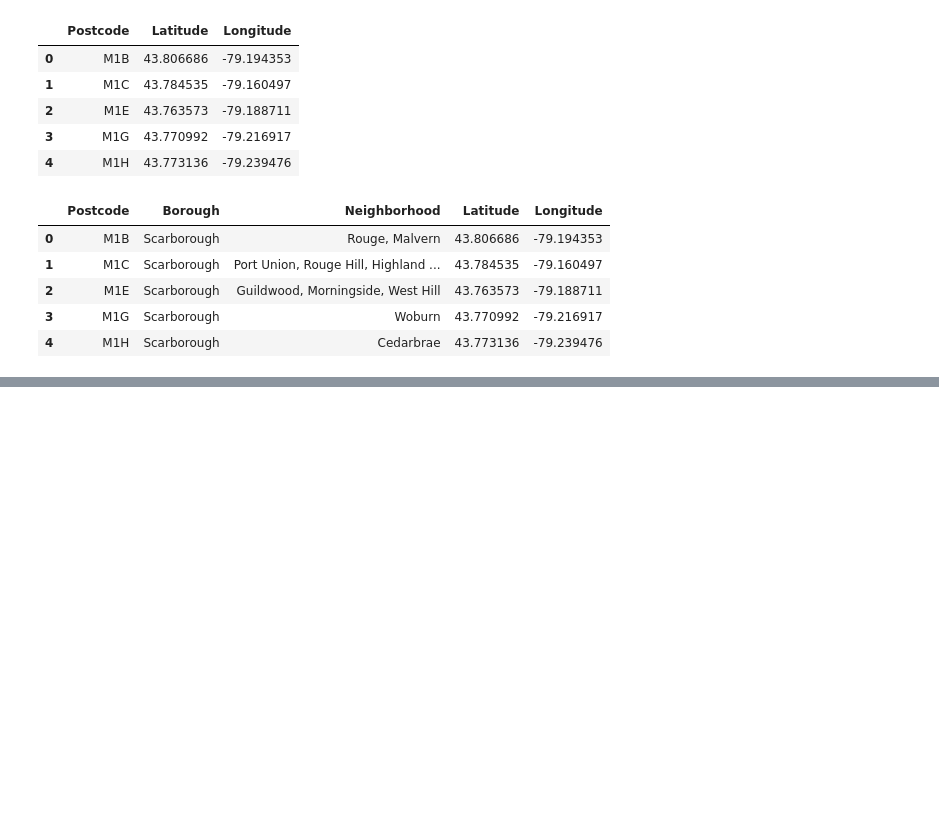
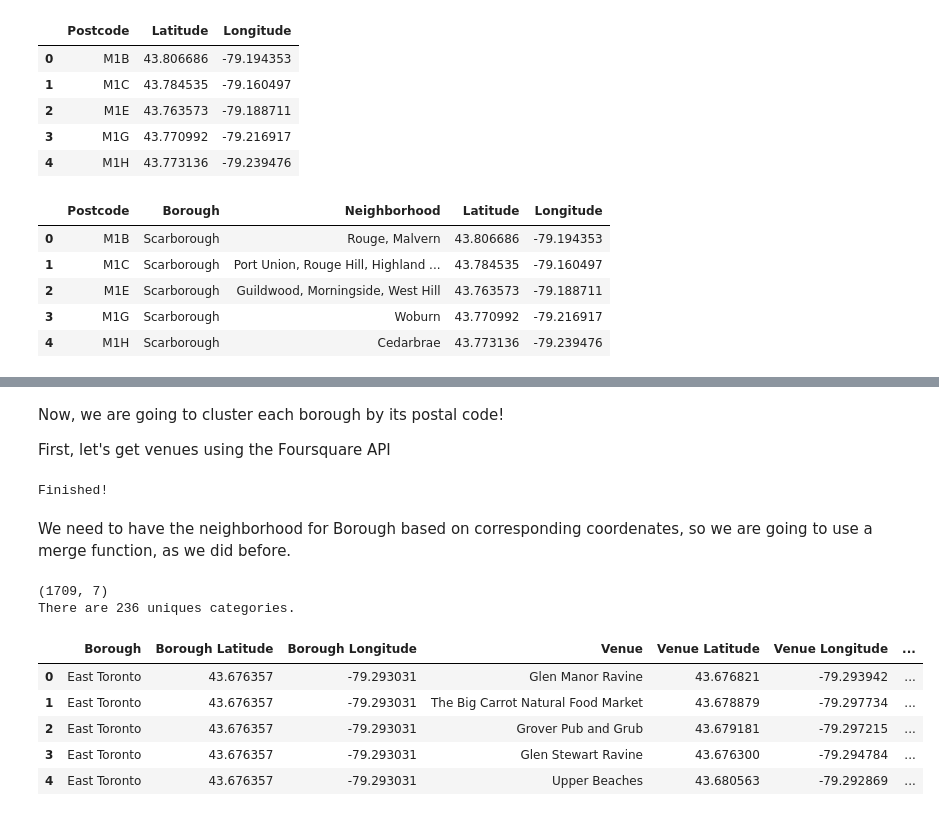
Before and after one commit to lucaspcarlini/Capstone-Repository, a Jupyter notebook: Toronto_Analysis.ipynb, the cells around one changed output, grey strips where cells are left out. Drawn from its saved outputs; the diff is of its cells as text; code cells hidden in the pictures; blank space fills up the shorter version.

```diff
--- a/Toronto_Analysis.ipynb
+++ b/Toronto_Analysis.ipynb
@@ -165,0 +168,3 @@ postal_codes_new.head()
+# %%
+toronto = postal_codes_new[postal_codes_new['Borough'].str.contains('Toronto')].reset_index(drop=True)
+toronto.head()
@@ -165,0 +273,4 @@ postal_codes_new.head()
+# %% [markdown]
+Now, we are going to cluster each borough by its postal code!
+
+First, let's get venues using the Foursquare API
@@ -165,0 +284,26 @@ postal_codes_new.head()
+# %%
+toronto_venues = getNearbyVenues(names=toronto['Borough'],
+                                   latitudes=toronto['Latitude'],
+                                   longitudes=toronto['Longitude']
+                                  )
+print('Finished!')
+# %% [output]
+Finished!
+# %% [markdown]
+We need to have the neighborhood for Borough based on corresponding coordenates, so we are going to use a merge function, as we did before.
+# %%
+print(toronto_venues.shape)
+print('There are {} uniques categories.'.format(len(toronto_venues['Venue Category'].unique())))
+
+toronto_venues = toronto_venues.merge(toronto.drop('Borough',axis=1), left_on=['Borough Latitude','Borough Longitude'], right_on=['Latitude','Longitude'])
+
+toronto_venues.head()
+# %% [output]
+(1709, 7)
+There are 236 uniques categories.
+|  | Borough | Borough Latitude | Borough Longitude | Venue | Venue Latitude | Venue Longitude | ... |
+| 0 | East Toronto | 43.676357 | -79.293031 | Glen Manor Ravine | 43.676821 | -79.293942 | ... |
+| 1 | East Toronto | 43.676357 | -79.293031 | The Big Carrot Natural Food Market | 43.678879 | -79.297734 | ... |
+| 2 | East Toronto | 43.676357 | -79.293031 | Grover Pub and Grub | 43.679181 | -79.297215 | ... |
+| 3 | East Toronto | 43.676357 | -79.293031 | Glen Stewart Ravine | 43.676300 | -79.294784 | ... |
+| 4 | East Toronto | 43.676357 | -79.293031 | Upper Beaches | 43.680563 | -79.292869 | ... |
```
Also changed, not shown: parts of 20 cells of this notebook.
